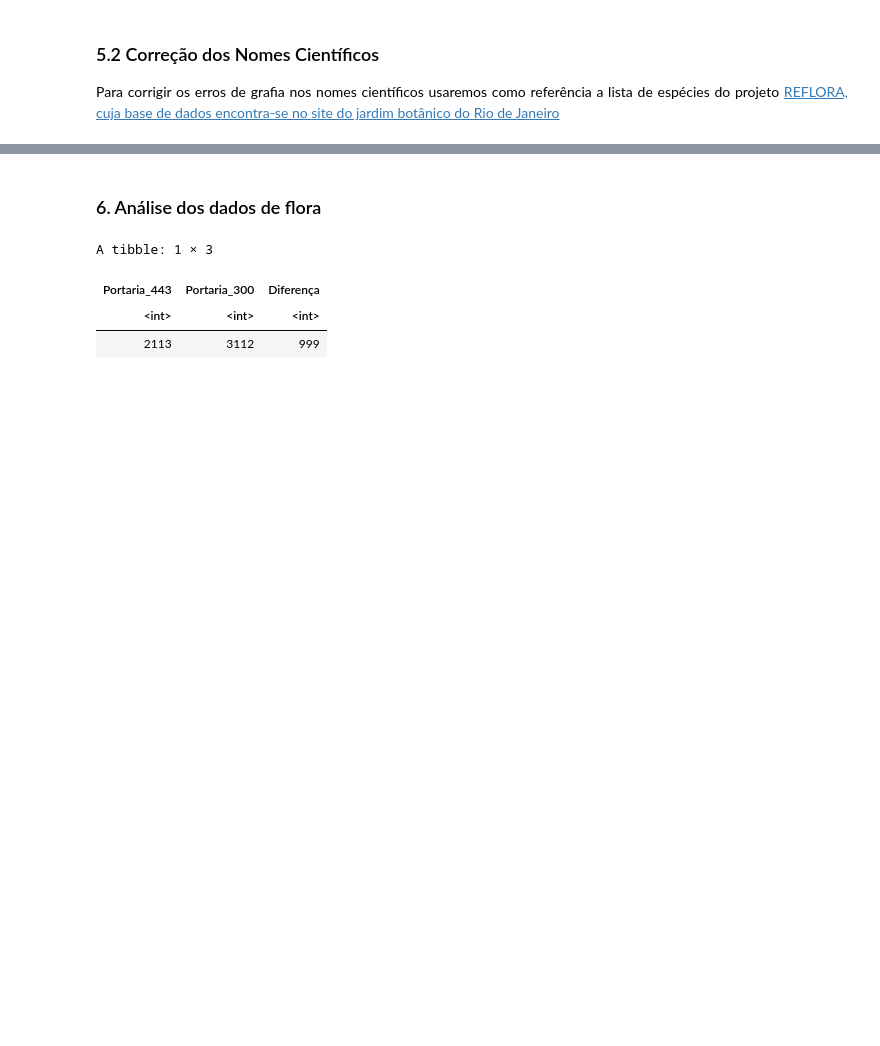
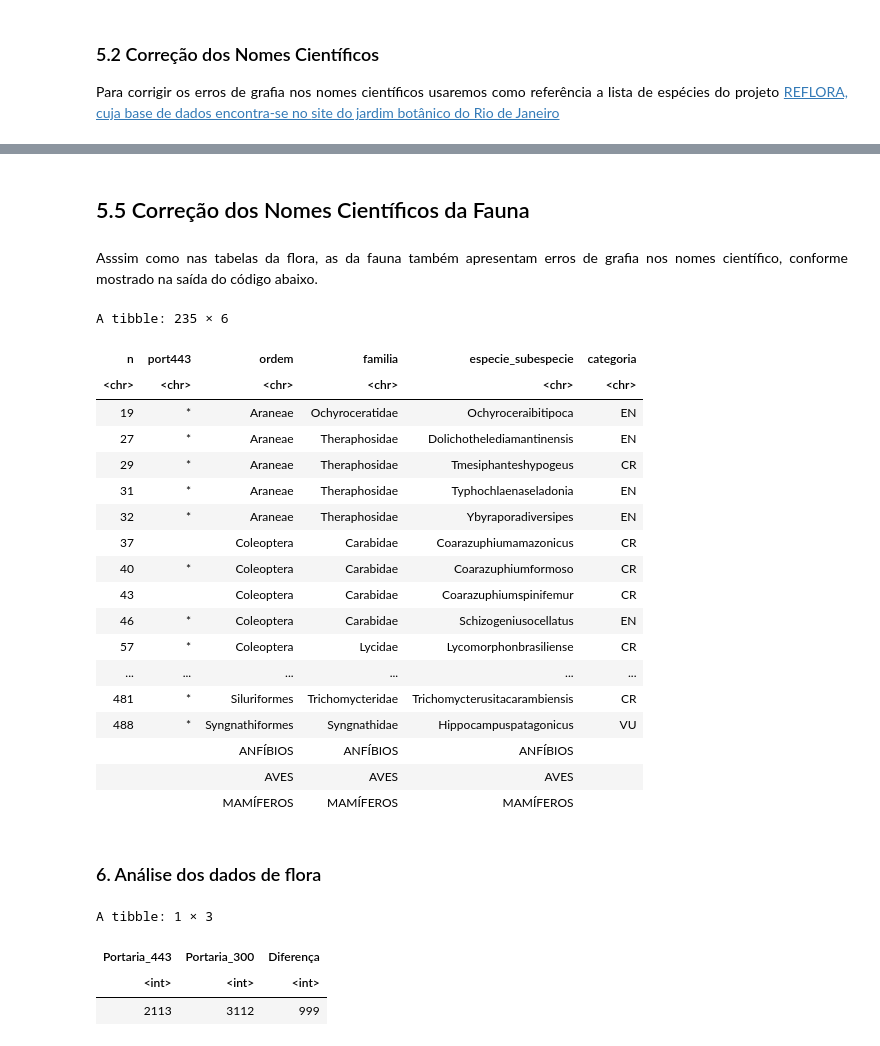
Before and after one commit to robson-cruz/Web_Scraping_R, a Jupyter notebook: Portaria_MMA_300-2022/portaria_mma_300_2022.ipynb, the cells around one changed output, grey strips where cells are left out. Drawn from its saved outputs; the diff is of its cells as text; code cells hidden in the pictures; blank space fills up the shorter version.

```diff
--- a/Portaria_MMA_300-2022/portaria_mma_300_2022.ipynb
+++ b/Portaria_MMA_300-2022/portaria_mma_300_2022.ipynb
@@ -161,20 +191,12 @@ df %>%
 # Subset the flora dataframes in the list
 df_list_fauna <- tab_lst[66:95]
 
-# Loop over the list to merge all flora dataframes in a single dataframe
-for (i in 1:length(df_list_fauna)) {
+#df_list_fauna <- lapply(df_list_fauna, function(x) { x[!is.na(x)] })
 
-    df_list_fauna <- lapply(df_list_fauna, function(x) { x[!is.na(x)] })
-    df_list_fauna[[i]][1] <- NULL
-    df_fauna <- bind_rows(df_list_fauna)
-    df_fauna <- df_fauna[c(-1, -2, -3), c(1:5)]
-    df_fauna <- df_fauna %>%
-        tibble::rowid_to_column(var = 'n')
+df_fauna <- purrr::reduce(df_list_fauna, rbind)
+df_fauna <- df_fauna[c(-1, -2), ]
 
-    df_fauna <- df_fauna[complete.cases(df_fauna), ]
-
-    write.csv2(
-        df_fauna, './port_mma300_2022_fauna.csv',
-        row.names = FALSE)
-
-}
+write.csv2(
+    df_fauna, './port_mma300_2022_fauna.csv',
+    row.names = FALSE,
+    fileEncoding = 'latin1')
@@ -181,3 +225,29 @@ for (i in 1:length(df_list_fauna)) {
+# %% [markdown]
+## 5.5 Correção dos Nomes Científicos da Fauna
+# %% [markdown]
+<p style="text-align:justify">Asssim como nas tabelas da flora, as da fauna também apresentam erros de grafia nos nomes científico, conforme mostrado na saída do código abaixo.</p>
+# %%
+df_fauna[is.na(stringr::str_extract(df_fauna$especie_subespecie, '\\w+\\s\\w+')), ]
+# %% [output]
+A tibble: 235 × 6
+| n | port443 | ordem | familia | especie_subespecie | categoria |
+| <chr> | <chr> | <chr> | <chr> | <chr> | <chr> |
+| 19 | * | Araneae | Ochyroceratidae | Ochyroceraibitipoca | EN |
+| 27 | * | Araneae | Theraphosidae | Dolichothelediamantinensis | EN |
+| 29 | * | Araneae | Theraphosidae | Tmesiphanteshypogeus | CR |
+| 31 | * | Araneae | Theraphosidae | Typhochlaenaseladonia | EN |
+| 32 | * | Araneae | Theraphosidae | Ybyraporadiversipes | EN |
+| 37 |  | Coleoptera | Carabidae | Coarazuphiumamazonicus | CR |
+| 40 | * | Coleoptera | Carabidae | Coarazuphiumformoso | CR |
+| 43 |  | Coleoptera | Carabidae | Coarazuphiumspinifemur | CR |
+| 46 | * | Coleoptera | Carabidae | Schizogeniusocellatus | EN |
+| 57 | * | Coleoptera | Lycidae | Lycomorphonbrasiliense | CR |
+| ... | ... | ... | ... | ... | ... |
+| 481 | * | Siluriformes | Trichomycteridae | Trichomycterusitacarambiensis | CR |
+| 488 | * | Syngnathiformes | Syngnathidae | Hippocampuspatagonicus | VU |
+|  |  | ANFÍBIOS | ANFÍBIOS | ANFÍBIOS |  |
+|  |  | AVES | AVES | AVES |  |
+|  |  | MAMÍFEROS | MAMÍFEROS | MAMÍFEROS |  |
 # %% [markdown]
 ### 6. Análise dos dados de flora
 # %%
```
Also changed, not shown: parts of 12 cells of this notebook.
